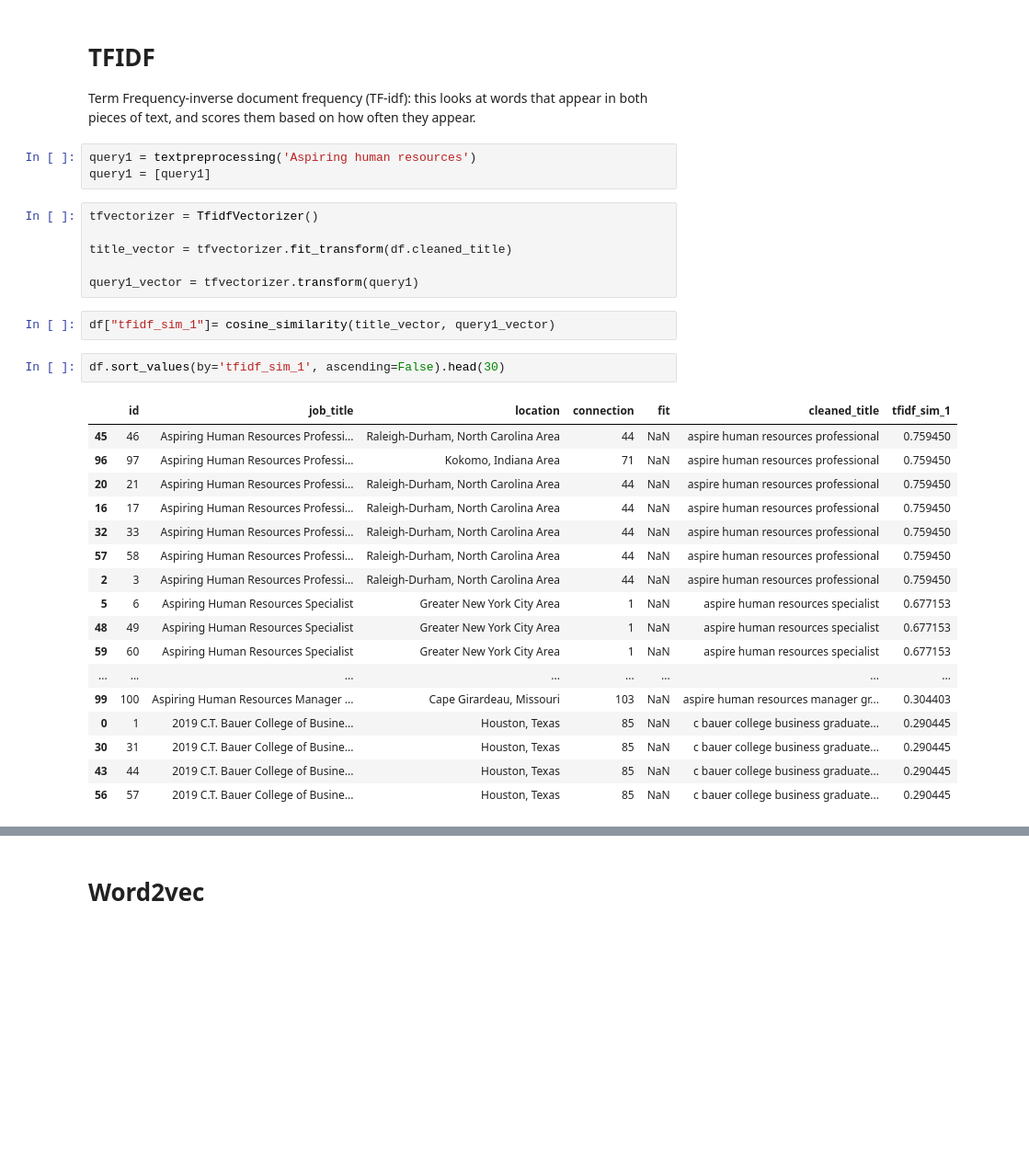
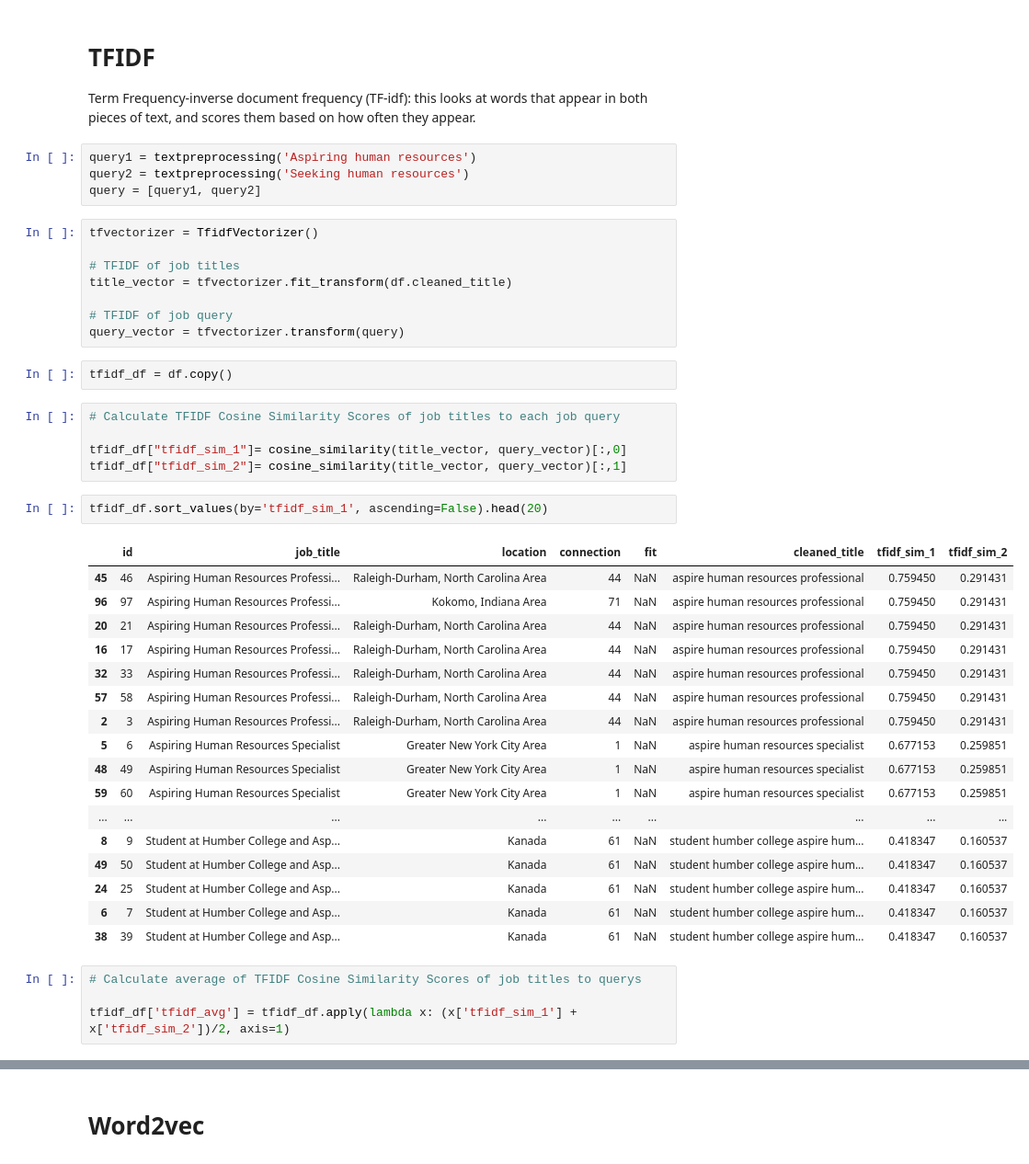
Before and after one commit to simi-I/g39RHzwKROHb58Yy, a Jupyter notebook: Potential Talent.ipynb, the cells around one changed output, grey strips where cells are left out. Shown at 92% size. Saved outputs shown, nothing was run; the diff lists cells and outputs as text; blank space fills up the shorter version.

```diff
--- a/Potential Talent.ipynb
+++ b/Potential Talent.ipynb
@@ -184,32 +224,44 @@ array(['c bauer college business graduate magna cum laude aspire human resources
 Term Frequency-inverse document frequency (TF-idf): this looks at words that appear in both pieces of text, and scores them based on how often they appear.
 # %%
 query1 = textpreprocessing('Aspiring human resources')
-query1 = [query1]
+query2 = textpreprocessing('Seeking human resources')
+query = [query1, query2]
 # %%
 tfvectorizer = TfidfVectorizer()
 
+# TFIDF of job titles
 title_vector = tfvectorizer.fit_transform(df.cleaned_title)
 
-query1_vector = tfvectorizer.transform(query1)
+# TFIDF of job query
+query_vector = tfvectorizer.transform(query)
-# %%
-df["tfidf_sim_1"]= cosine_similarity(title_vector, query1_vector)
+# %%
+tfidf_df = df.copy()
+# %%
+# Calculate TFIDF Cosine Similarity Scores of job titles to each job query
+
+tfidf_df["tfidf_sim_1"]= cosine_similarity(title_vector, query_vector)[:,0]
+tfidf_df["tfidf_sim_2"]= cosine_similarity(title_vector, query_vector)[:,1]
 # %%
-df.sort_values(by='tfidf_sim_1', ascending=False).head(30)
+tfidf_df.sort_values(by='tfidf_sim_1', ascending=False).head(20)
 # %% [output]
-|  | id | job_title | location | connection | fit | cleaned_title | tfidf_sim_1 |
-| 45 | 46 | Aspiring Human Resources Professi... | Raleigh-Durham, North Carolina Area | 44 | NaN | aspire human resources professional | 0.759450 |
-| 96 | 97 | Aspiring Human Resources Professi... | Kokomo, Indiana Area | 71 | NaN | aspire human resources professional | 0.759450 |
-| 20 | 21 | Aspiring Human Resources Professi... | Raleigh-Durham, North Carolina Area | 44 | NaN | aspire human resources professional | 0.759450 |
-| 16 | 17 | Aspiring Human Resources Professi... | Raleigh-Durham, North Carolina Area | 44 | NaN | aspire human resources professional | 0.759450 |
-| 32 | 33 | Aspiring Human Resources Professi... | Raleigh-Durham, North Carolina Area | 44 | NaN | aspire human resources professional | 0.759450 |
-| 57 | 58 | Aspiring Human Resources Professi... | Raleigh-Durham, North Carolina Area | 44 | NaN | aspire human resources professional | 0.759450 |
-| 2 | 3 | Aspiring Human Resources Professi... | Raleigh-Durham, North Carolina Area | 44 | NaN | aspire human resources professional | 0.759450 |
-| 5 | 6 | Aspiring Human Resources Specialist | Greater New York City Area | 1 | NaN | aspire human resources specialist | 0.677153 |
-| 48 | 49 | Aspiring Human Resources Specialist | Greater New York City Area | 1 | NaN | aspire human resources specialist | 0.677153 |
-| 59 | 60 | Aspiring Human Resources Specialist | Greater New York City Area | 1 | NaN | aspire human resources specialist | 0.677153 |
-| ... | ... | ... | ... | ... | ... | ... | ... |
-| 99 | 100 | Aspiring Human Resources Manager ... | Cape Girardeau, Missouri | 103 | NaN | aspire human resources manager gr... | 0.304403 |
-| 0 | 1 | 2019 C.T. Bauer College of Busine... | Houston, Texas | 85 | NaN | c bauer college business graduate... | 0.290445 |
-| 30 | 31 | 2019 C.T. Bauer College of Busine... | Houston, Texas | 85 | NaN | c bauer college business graduate... | 0.290445 |
-| 43 | 44 | 2019 C.T. Bauer College of Busine... | Houston, Texas | 85 | NaN | c bauer college business graduate... | 0.290445 |
-| 56 | 57 | 2019 C.T. Bauer College of Busine... | Houston, Texas | 85 | NaN | c bauer college business graduate... | 0.290445 |
+|  | id | job_title | location | connection | fit | cleaned_title | tfidf_sim_1 | tfidf_sim_2 |
+| 45 | 46 | Aspiring Human Resources Professi... | Raleigh-Durham, North Carolina Area | 44 | NaN | aspire human resources professional | 0.759450 | 0.291431 |
+| 96 | 97 | Aspiring Human Resources Professi... | Kokomo, Indiana Area | 71 | NaN | aspire human resources professional | 0.759450 | 0.291431 |
+| 20 | 21 | Aspiring Human Resources Professi... | Raleigh-Durham, North Carolina Area | 44 | NaN | aspire human resources professional | 0.759450 | 0.291431 |
+| 16 | 17 | Aspiring Human Resources Professi... | Raleigh-Durham, North Carolina Area | 44 | NaN | aspire human resources professional | 0.759450 | 0.291431 |
+| 32 | 33 | Aspiring Human Resources Professi... | Raleigh-Durham, North Carolina Area | 44 | NaN | aspire human resources professional | 0.759450 | 0.291431 |
+| 57 | 58 | Aspiring Human Resources Professi... | Raleigh-Durham, North Carolina Area | 44 | NaN | aspire human resources professional | 0.759450 | 0.291431 |
+| 2 | 3 | Aspiring Human Resources Professi... | Raleigh-Durham, North Carolina Area | 44 | NaN | aspire human resources professional | 0.759450 | 0.291431 |
+| 5 | 6 | Aspiring Human Resources Specialist | Greater New York City Area | 1 | NaN | aspire human resources specialist | 0.677153 | 0.259851 |
+| 48 | 49 | Aspiring Human Resources Specialist | Greater New York City Area | 1 | NaN | aspire human resources specialist | 0.677153 | 0.259851 |
+| 59 | 60 | Aspiring Human Resources Specialist | Greater New York City Area | 1 | NaN | aspire human resources specialist | 0.677153 | 0.259851 |
+| ... | ... | ... | ... | ... | ... | ... | ... | ... |
+| 8 | 9 | Student at Humber College and Asp... | Kanada | 61 | NaN | student humber college aspire hum... | 0.418347 | 0.160537 |
+| 49 | 50 | Student at Humber College and Asp... | Kanada | 61 | NaN | student humber college aspire hum... | 0.418347 | 0.160537 |
+| 24 | 25 | Student at Humber College and Asp... | Kanada | 61 | NaN | student humber college aspire hum... | 0.418347 | 0.160537 |
+| 6 | 7 | Student at Humber College and Asp... | Kanada | 61 | NaN | student humber college aspire hum... | 0.418347 | 0.160537 |
+| 38 | 39 | Student at Humber College and Asp... | Kanada | 61 | NaN | student humber college aspire hum... | 0.418347 | 0.160537 |
+# %%
+# Calculate average of TFIDF Cosine Similarity Scores of job titles to querys
+
+tfidf_df['tfidf_avg'] = tfidf_df.apply(lambda x: (x['tfidf_sim_1'] + x['tfidf_sim_2'])/2, axis=1)
```
Also changed, not shown: parts of 62 cells of this notebook.
